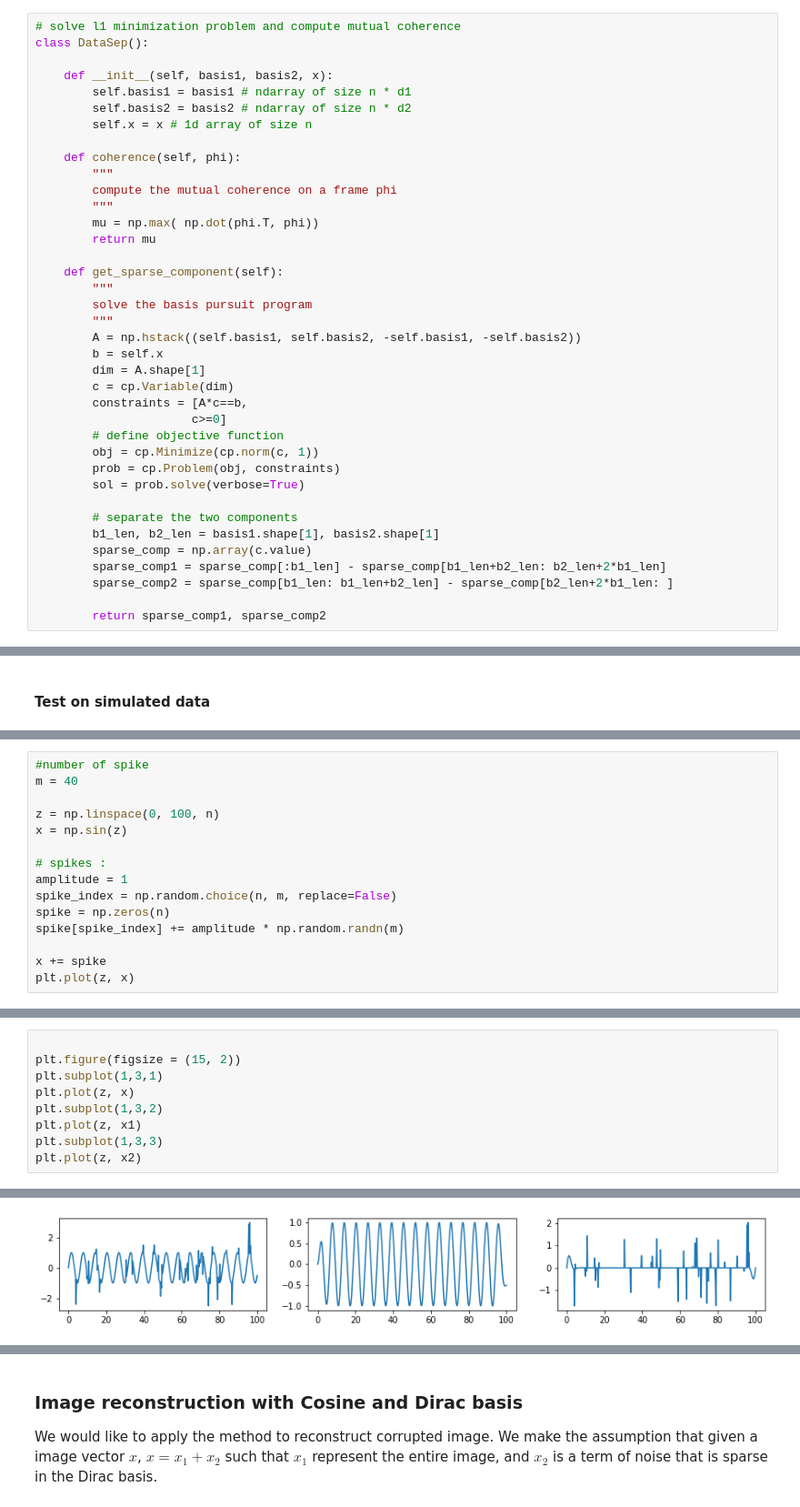
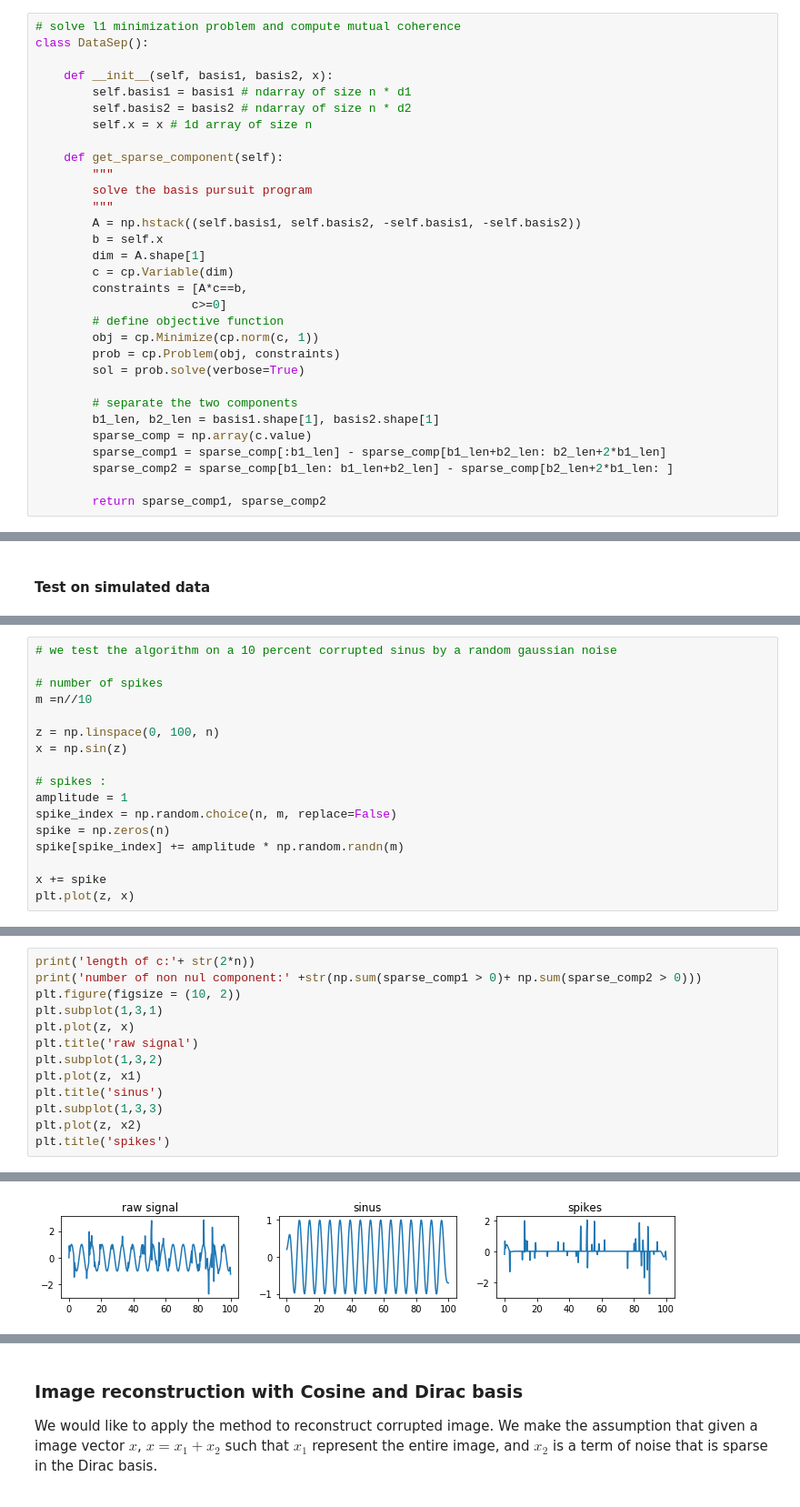
Before and after one commit to ntamle/CompressedSensing, a Jupyter notebook: compressedsensing.ipynb, the cells around one changed output, grey strips where cells are left out. Shown at 91% size. Drawn from its saved outputs; the diff is of its cells as text.

```diff
--- a/compressedsensing.ipynb
+++ b/compressedsensing.ipynb
@@ -66,13 +72,6 @@ class DataSep():
         self.basis1 = basis1 # ndarray of size n * d1
         self.basis2 = basis2 # ndarray of size n * d2
         self.x = x # 1d array of size n
-
-    def coherence(self, phi):
-        """
-        compute the mutual coherence on a frame phi
-        """
-        mu = np.max( np.dot(phi.T, phi))
-        return mu
 
     def get_sparse_component(self):
         """
@@ -118,6 +130,8 @@ basis2 = np.eye(n)
 # %%
-#number of spike
-m = 40
+# we test the algorithm on a 10 percent corrupted sinus by a random gaussian noise
+
+# number of spikes
+m =n//10
 
 z = np.linspace(0, 100, n)
 x = np.sin(z)
@@ -162,10 +174,14 @@ x2 = np.dot(basis2, sparse_comp2)
 # %%
-
-plt.figure(figsize = (15, 2))
+print('length of c:'+ str(2*n))
+print('number of non nul component:' +str(np.sum(sparse_comp1 > 0)+ np.sum(sparse_comp2 > 0)))
+plt.figure(figsize = (10, 2))
 plt.subplot(1,3,1)
 plt.plot(z, x)
+plt.title('raw signal')
 plt.subplot(1,3,2)
 plt.plot(z, x1)
+plt.title('sinus')
 plt.subplot(1,3,3)
 plt.plot(z, x2)
+plt.title('spikes')
 # %% [output]
@@ -173,3 +190,3 @@ plt.plot(z, x2)
-[figure, old version]
+[figure, new version]
 # %% [markdown]
 Due to the signal length, we observe some anomaly at the beginning. It's because the signal length doesn't match the period condition of the cosine transform. However, the sinusoid and the spikes seem to be separated properly.
```
Also changed, not shown: parts of 32 cells of this notebook, 6 other files.
